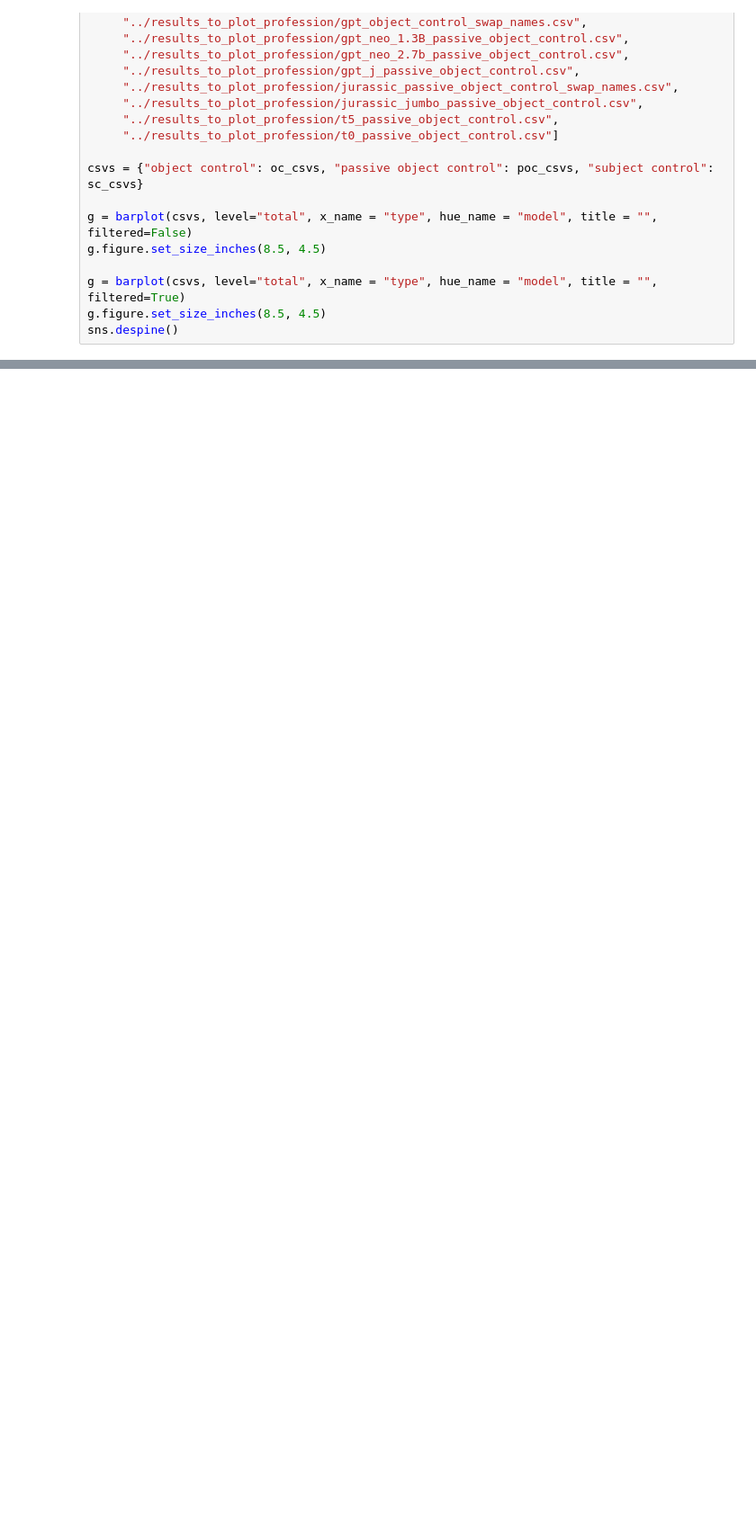
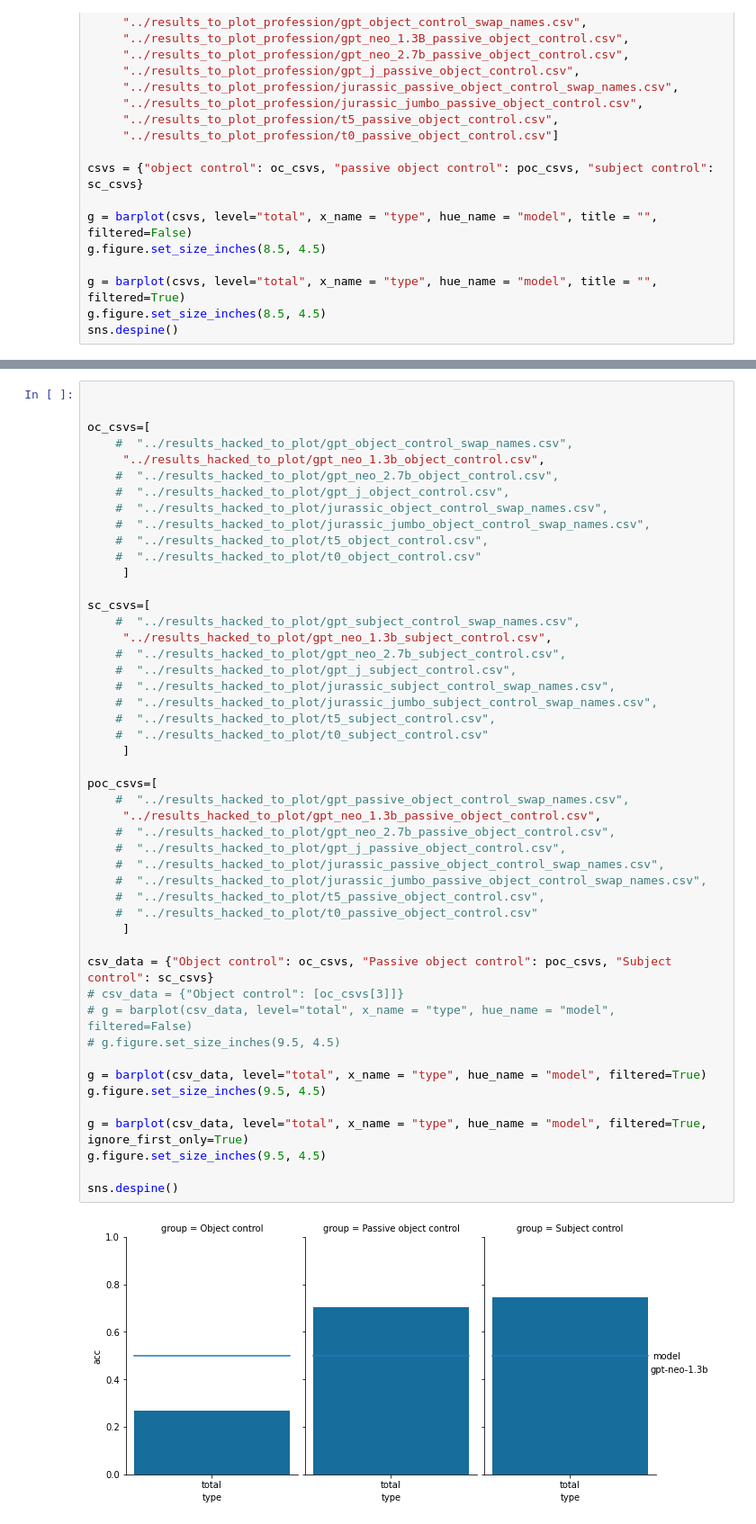
Before and after one commit to esteng/curious-case-of-control, a Jupyter notebook: src/vis.ipynb, the cells around one changed output, grey strips where cells are left out. Shown at 90% size. Saved outputs shown, nothing was run; the diff lists cells and outputs as text; blank space fills up the shorter version.

```diff
--- a/src/vis.ipynb
+++ b/src/vis.ipynb
@@ -305,0 +390,50 @@ sns.despine()
+# %%
+
+
+oc_csvs=[
+    #  "../results_hacked_to_plot/gpt_object_control_swap_names.csv",
+     "../results_hacked_to_plot/gpt_neo_1.3b_object_control.csv",
+    #  "../results_hacked_to_plot/gpt_neo_2.7b_object_control.csv",
+    #  "../results_hacked_to_plot/gpt_j_object_control.csv",
+    #  "../results_hacked_to_plot/jurassic_object_control_swap_names.csv",
+    #  "../results_hacked_to_plot/jurassic_jumbo_object_control_swap_names.csv",
+    #  "../results_hacked_to_plot/t5_object_control.csv",
+    #  "../results_hacked_to_plot/t0_object_control.csv"
+     ]
+
+sc_csvs=[
+    #  "../results_hacked_to_plot/gpt_subject_control_swap_names.csv",
+     "../results_hacked_to_plot/gpt_neo_1.3b_subject_control.csv",
+    #  "../results_hacked_to_plot/gpt_neo_2.7b_subject_control.csv",
+    #  "../results_hacked_to_plot/gpt_j_subject_control.csv",
+    #  "../results_hacked_to_plot/jurassic_subject_control_swap_names.csv",
+    #  "../results_hacked_to_plot/jurassic_jumbo_subject_control_swap_names.csv",
+    #  "../results_hacked_to_plot/t5_subject_control.csv",
+    #  "../results_hacked_to_plot/t0_subject_control.csv"
+     ]
+
+poc_csvs=[
+    #  "../results_hacked_to_plot/gpt_passive_object_control_swap_names.csv",
+     "../results_hacked_to_plot/gpt_neo_1.3b_passive_object_control.csv",
+    #  "../results_hacked_to_plot/gpt_neo_2.7b_passive_object_control.csv",
+    #  "../results_hacked_to_plot/gpt_j_passive_object_control.csv",
+    #  "../results_hacked_to_plot/jurassic_passive_object_control_swap_names.csv",
+    #  "../results_hacked_to_plot/jurassic_jumbo_passive_object_control_swap_names.csv",
+    #  "../results_hacked_to_plot/t5_passive_object_control.csv",
+    #  "../results_hacked_to_plot/t0_passive_object_control.csv"
+     ]
+
+csv_data = {"Object control": oc_csvs, "Passive object control": poc_csvs, "Subject control": sc_csvs}
+# csv_data = {"Object control": [oc_csvs[3]]}
+# g = barplot(csv_data, level="total", x_name = "type", hue_name = "model", filtered=False)
+# g.figure.set_size_inches(9.5, 4.5)
+
+g = barplot(csv_data, level="total", x_name = "type", hue_name = "model", filtered=True)
+g.figure.set_size_inches(9.5, 4.5)
+
+g = barplot(csv_data, level="total", x_name = "type", hue_name = "model", filtered=True, ignore_first_only=True)
+g.figure.set_size_inches(9.5, 4.5)
+
+sns.despine()
+# %% [output]
+[figure, added]
```
Also changed, not shown: parts of 6 cells of this notebook, 4 other files.
